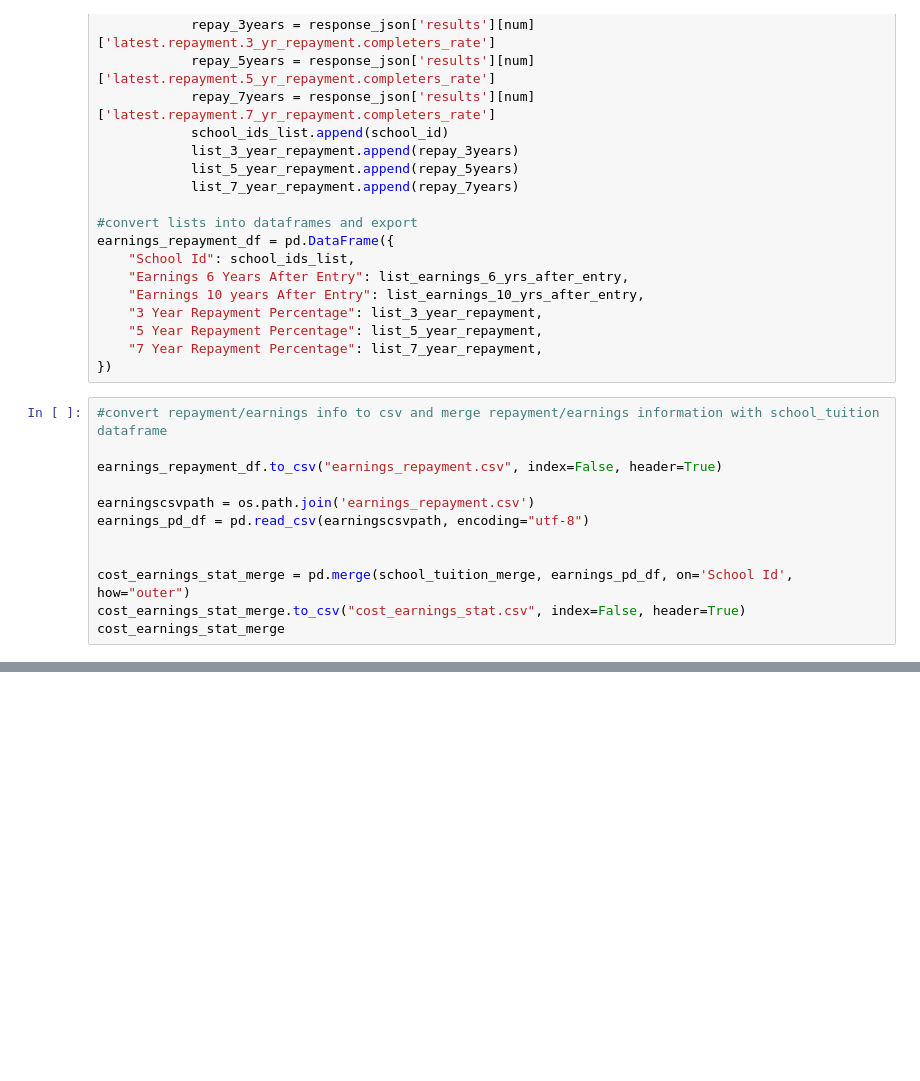
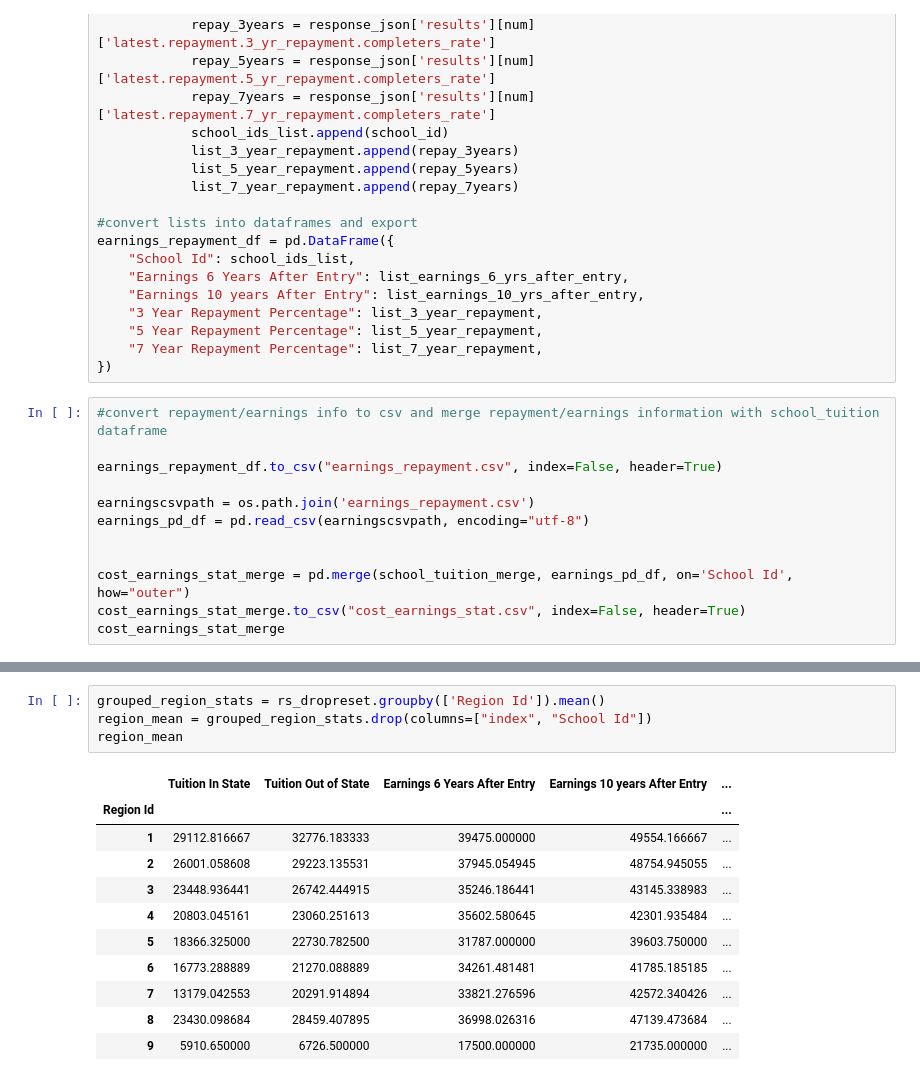
Before and after one commit to kent-huynh/Project_1, a Jupyter notebook: Python Analytics - Best Region for Undergrad Degrees.ipynb, the cells around one changed output, grey strips where cells are left out. Drawn from its saved outputs; the diff is of its cells as text; blank space fills up the shorter version.

```diff
--- a/Python Analytics - Best Region for Undergrad Degrees.ipynb
+++ b/Python Analytics - Best Region for Undergrad Degrees.ipynb
@@ -165,0 +181,16 @@ region_stats.head()
+# %%
+grouped_region_stats = rs_dropreset.groupby(['Region Id']).mean()
+region_mean = grouped_region_stats.drop(columns=["index", "School Id"])
+region_mean
+# %% [output]
+|  | Tuition In State | Tuition Out of State | Earnings 6 Years After Entry | Earnings 10 years After Entry | ... |
+| Region Id |  |  |  |  | ... |
+| 1 | 29112.816667 | 32776.183333 | 39475.000000 | 49554.166667 | ... |
+| 2 | 26001.058608 | 29223.135531 | 37945.054945 | 48754.945055 | ... |
+| 3 | 23448.936441 | 26742.444915 | 35246.186441 | 43145.338983 | ... |
+| 4 | 20803.045161 | 23060.251613 | 35602.580645 | 42301.935484 | ... |
+| 5 | 18366.325000 | 22730.782500 | 31787.000000 | 39603.750000 | ... |
+| 6 | 16773.288889 | 21270.088889 | 34261.481481 | 41785.185185 | ... |
+| 7 | 13179.042553 | 20291.914894 | 33821.276596 | 42572.340426 | ... |
+| 8 | 23430.098684 | 28459.407895 | 36998.026316 | 47139.473684 | ... |
+| 9 | 5910.650000 | 6726.500000 | 17500.000000 | 21735.000000 | ... |
```
Also changed, not shown: parts of 2 cells of this notebook.
